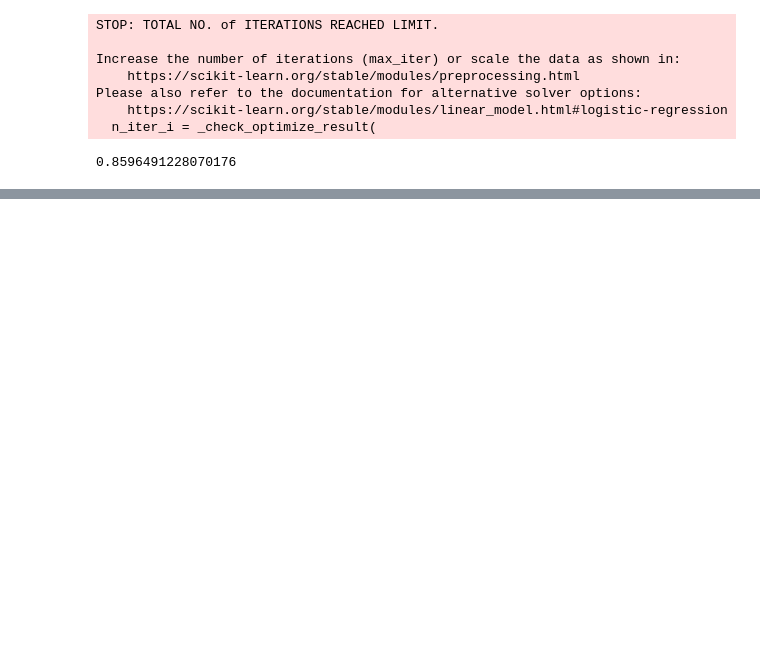
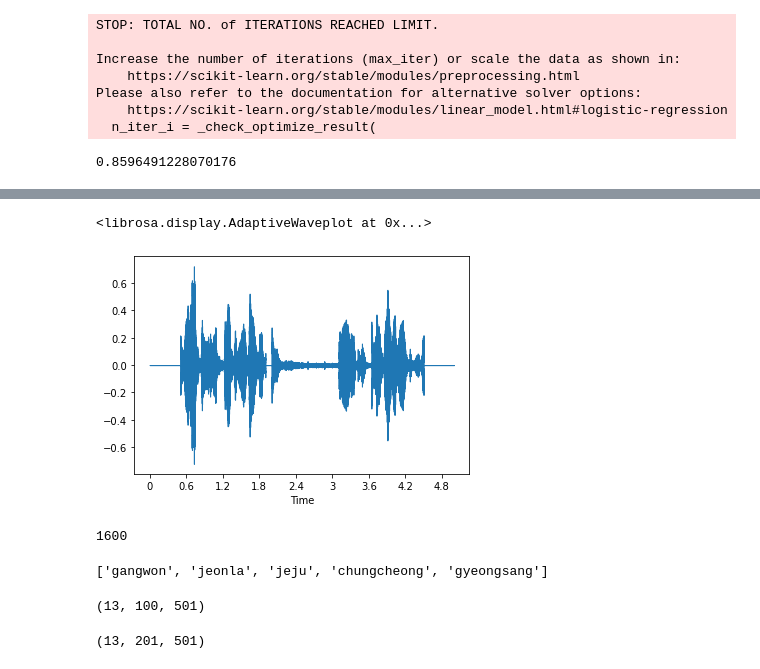
Before and after one commit to zambbo/CNN-DialectDetector, a Jupyter notebook: src/test.ipynb, the cells around one changed output, grey strips where cells are left out. Drawn from its saved outputs; the diff is of its cells as text; code cells hidden in the pictures; blank space fills up the shorter version.

```diff
--- a/src/test.ipynb
+++ b/src/test.ipynb
@@ -43,0 +110,22 @@ Please also refer to the documentation for alternative solver options:
+# %%
+y, sr = librosa.load(data_path, sr=16000)
+# %%
+y_chunk1 = y[5*sr:7*sr]
+y_chunk2 = y[20*sr:25*sr]
+y_chunk2[0*sr:int(0.5*sr)] = list(map(lambda x:0,y_chunk2[0*sr:int(0.5*sr)]))
+y_chunk2[int(4.5*sr):5*sr] = list(map(lambda x:0,y_chunk2[int(4.5*sr):5*sr]))
+y_chunk3 = y[24*sr:26*sr]
+librosa.display.waveshow(y_chunk2, sr)
+# %% [output]
+<librosa.display.AdaptiveWaveplot at 0x...>
+[figure, added]
+# %%
+len(list(map(lambda x:0,y_chunk2[0*sr:int(0.1*sr)])))
+# %% [output]
+1600
+# %%
+import os
+os.listdir('./testing')
+cur_dir = os.path.abspath(os.path.join(os.getcwd(),'testing'))
+# %% [output]
+['gangwon', 'jeonla', 'jeju', 'chungcheong', 'gyeongsang']
@@ -43,0 +157,8 @@ Please also refer to the documentation for alternative solver options:
+# %%
+region_pickles['gangwon']['mfcc'].shape
+# %% [output]
+(13, 100, 501)
+# %%
+region_pickles['gangwon']['spectro'].shape
+# %% [output]
+(13, 201, 501)
```
Also changed, not shown: parts of 7 cells of this notebook, 3 other files.
